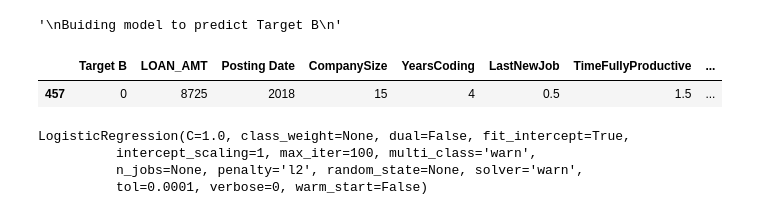
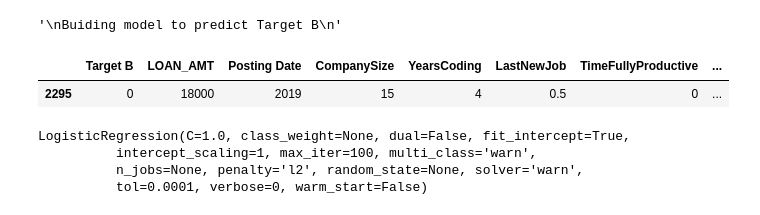
Before and after one commit to sreeharipa/Salary-satisfaction, a Jupyter notebook: analysis.ipynb, the cells around one changed output. Saved outputs shown, nothing was run; the diff lists cells and outputs as text; code cells hidden in the pictures.

```diff
--- a/analysis.ipynb
+++ b/analysis.ipynb
@@ -17,6 +21,4 @@ df.shape
 # %%
 
 pd.options.display.max_columns = None
-"""
-pd.options.display.max_rows = None
-"""
+#pd.options.display.max_rows = None
@@ -1944,4 +1946,4 @@ Buiding model to predict Target B
 # %% [output]
 '\nBuiding model to predict Target B\n'
 # %%
-df = df.drop('Target A', axis = 1)
+dfb = df.drop('Target A', axis = 1)
@@ -1950,8 +1953,8 @@ train, test = train_test_split(df, test_size = 0.2)
 # %%
-df.sample()
+dfb.sample()
 # %% [output]
 |  | Target B | LOAN_AMT | Posting Date | CompanySize | YearsCoding | LastNewJob | TimeFullyProductive | ... |
-| 457 | 0 | 8725 | 2018 | 15 | 4 | 0.5 | 1.5 | ... |
+| 2295 | 0 | 18000 | 2019 | 15 | 4 | 0.5 | 0 | ... |
 # %%
 x_train = train.drop('Target B', axis = 1)
 x_test = test.drop('Target B', axis = 1)
```
Also changed, not shown: parts of 82 cells of this notebook.
